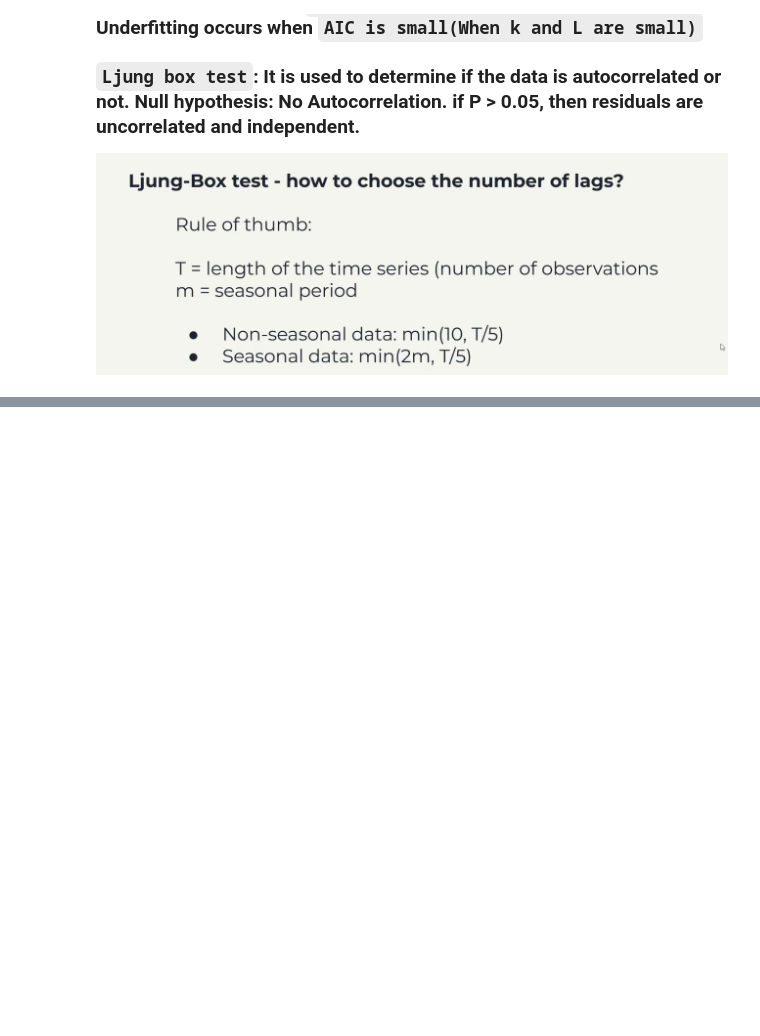
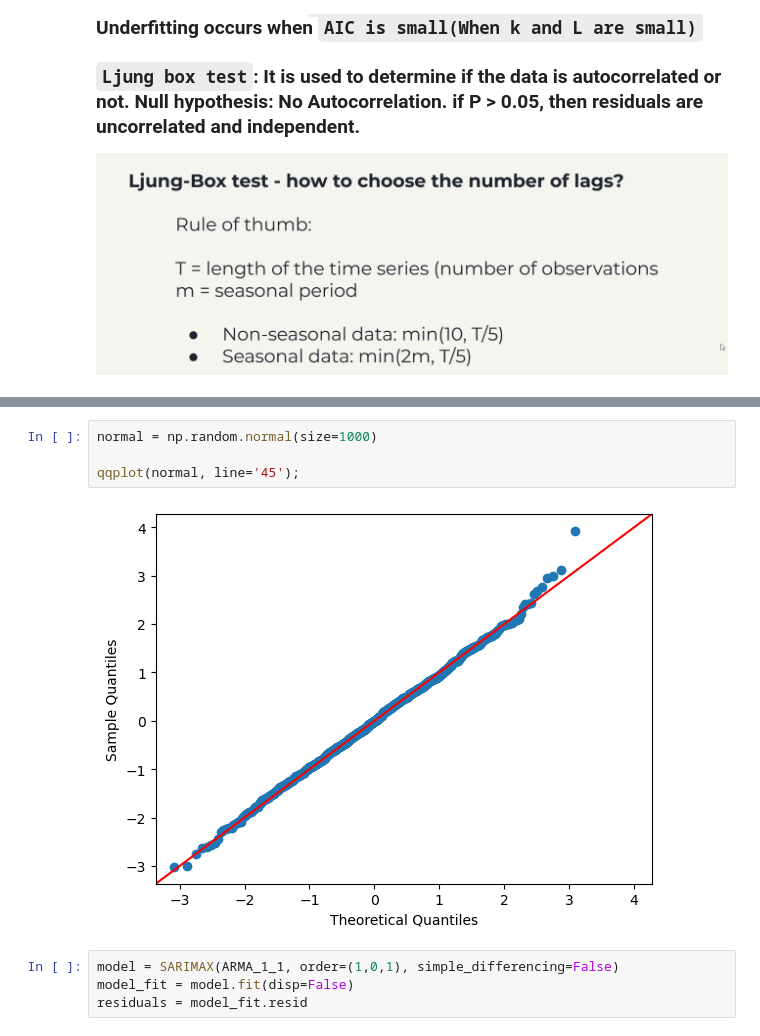
Before and after one commit to tharani001/TimeSeriesForecasting, a Jupyter notebook: ARIMA-forecasting/ARMA-Process.ipynb, the cells around one changed output, grey strips where cells are left out. Saved outputs shown, nothing was run; the diff lists cells and outputs as text; blank space fills up the shorter version.

```diff
--- a/ARIMA-forecasting/ARMA-Process.ipynb
+++ b/ARIMA-forecasting/ARMA-Process.ipynb
@@ -37,0 +142,10 @@
+# %%
+normal = np.random.normal(size=1000)
+
+qqplot(normal, line='45');
+# %% [output]
+[figure, added]
+# %%
+model = SARIMAX(ARMA_1_1, order=(1,0,1), simple_differencing=False)
+model_fit = model.fit(disp=False)
+residuals = model_fit.resid
```
Also changed, not shown: parts of 12 cells of this notebook.
